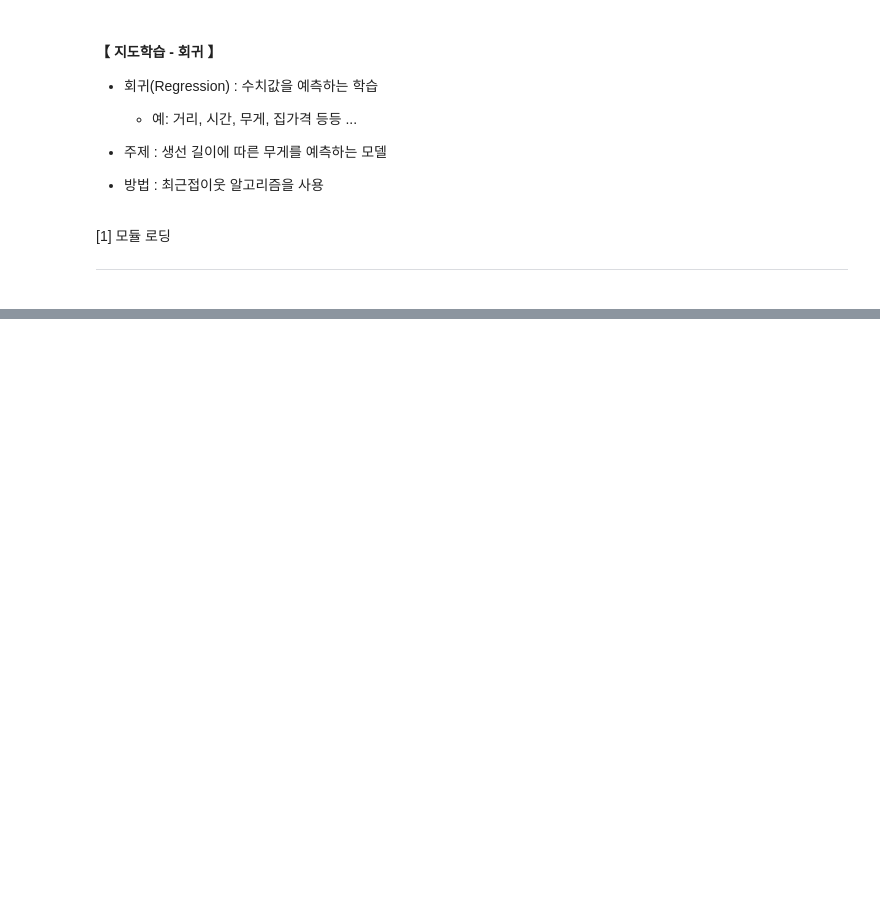
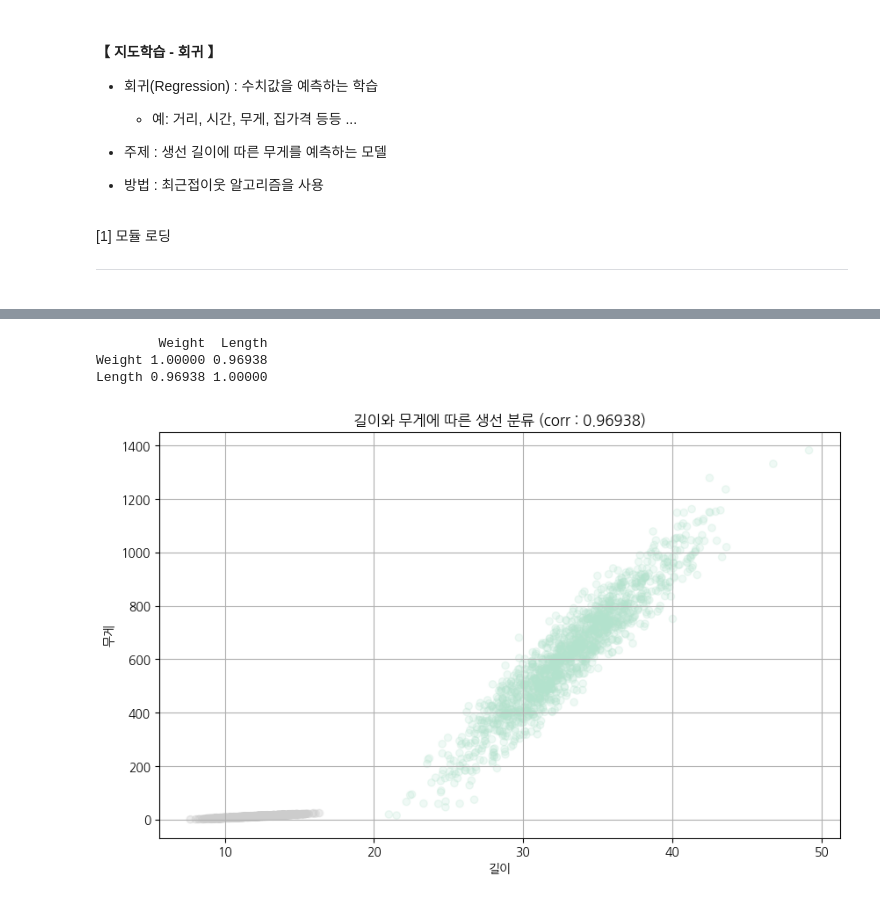
Before and after one commit to beom-L/KDT10, a Jupyter notebook: EX08_ML/DAY08/ex01_refression_knn.ipynb, the cells around one changed output, grey strips where cells are left out. Drawn from its saved outputs; the diff is of its cells as text; code cells hidden in the pictures; blank space fills up the shorter version.

```diff
--- a/EX08_ML/DAY08/ex01_refression_knn.ipynb
+++ b/EX08_ML/DAY08/ex01_refression_knn.ipynb
@@ -30,6 +37,11 @@ from sklearn.neighbors import KNeighborsClassifier
 DATA_FILE = '../DATA/fish_train_10500.csv'
 
 ## Bream, Smelt 생선 데이터만 추출
-fishDF = pd.read_csv(DATA_FILE)
+fishDF = pd.read_csv(DATA_FILE, usecols=[0,1,5])
 
-fishDF.Species == 'Bream' or fishDF.Species == 'Bream'
+## 방법 1 (=직관적)
+# (fishDF.Species == 'Bream') | (fishDF.Species == 'Bream')
+
+## 방법 2 (=편함)
+dataDF = fishDF[fishDF.Species.isin(['Bream', 'Smelt'])]
+dataDF
@@ -35,0 +62,18 @@ fishDF.Species == 'Bream' or fishDF.Species == 'Bream'
+# %%
+## 길이와 무게, 품종 관계 시각화
+dataDF.Species = dataDF.Species.astype('category')
+corr_ = dataDF.corr(numeric_only=True)
+print(corr_)
+
+plt.figure(figsize=(10,6))
+plt.scatter(dataDF['Length'], dataDF['Weight'], c=dataDF.Species.cat.codes, cmap='Pastel2', alpha=0.2)
+plt.xlabel('길이')
+plt.ylabel('무게')
+plt.grid()
+plt.title(f'길이와 무게에 따른 생선 분류 (corr : {corr_.loc["Weight","Length"].round(5)})')
+plt.show()
+# %% [output]
+        Weight  Length
+Weight 1.00000 0.96938
+Length 0.96938 1.00000
+[figure, added]
```
Also changed, not shown: parts of 18 cells of this notebook, 13 other files.
